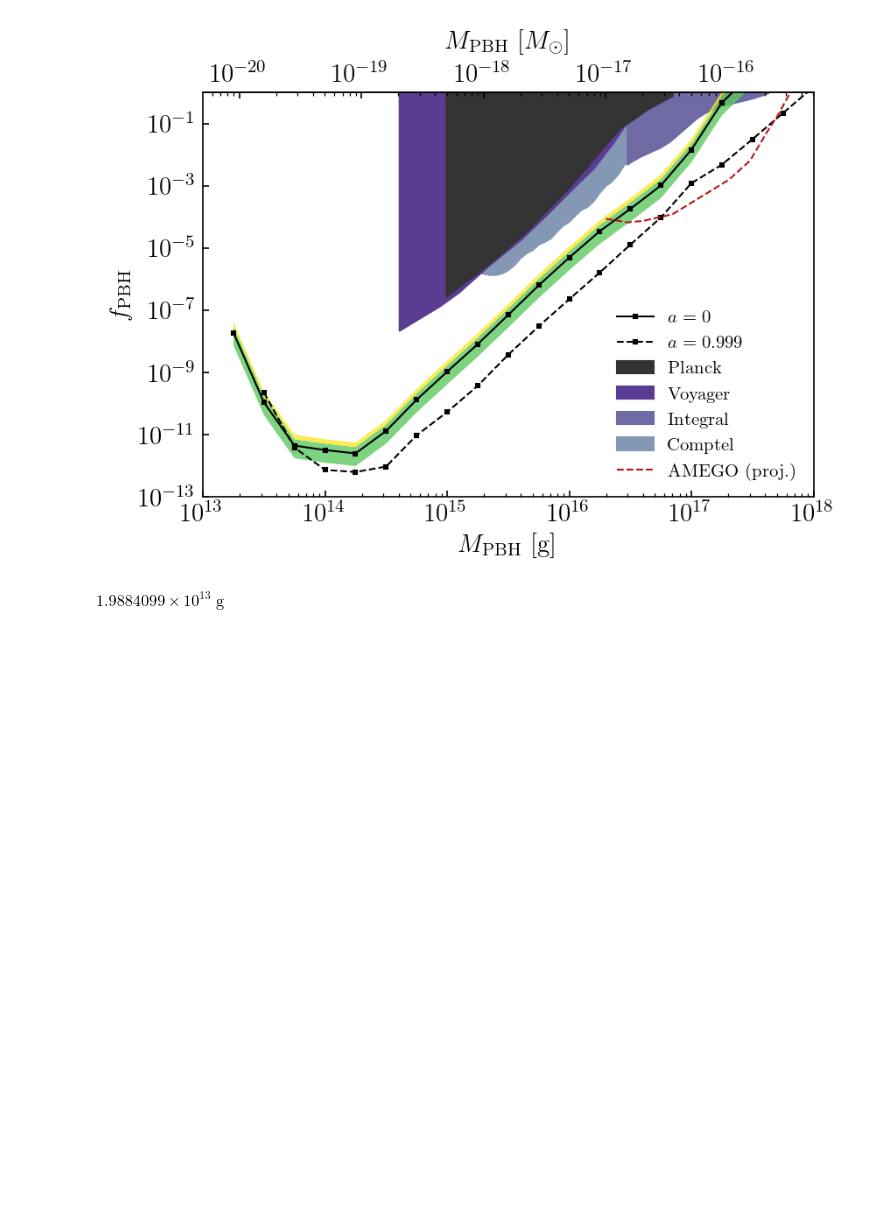
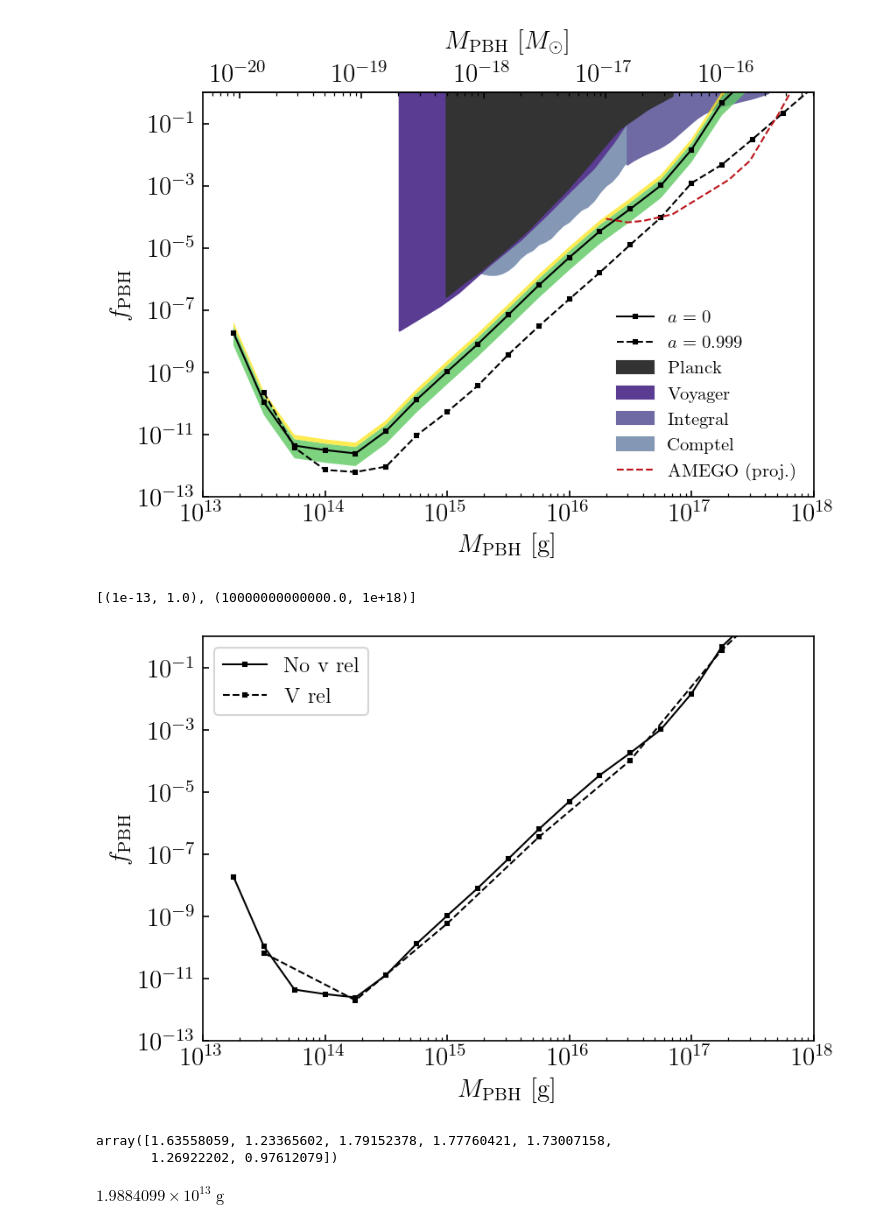
Before and after one commit to yitiansun/DM21cm, a Jupyter notebook: plotting/limits.ipynb, the cells around one changed output. Drawn from its saved outputs; the diff is of its cells as text; code cells hidden in the pictures; blank space fills up the shorter version.

Commit message:
rerun pbhhr

```diff
--- a/plotting/limits.ipynb
+++ b/plotting/limits.ipynb
@@ -136,3 +136,18 @@ ax2.set_xlabel(r'$M_\mathrm{PBH}$ [$M_\odot$]', labelpad=8)
 fig.savefig('paper2/pbhhr-limits.pdf', bbox_inches='tight')
 # %% [output]
 [figure]
+# %%
+# comparison
+fig, ax = plt.subplots(1, 1, figsize=(6, 4))
+
+plot_limits(ax, 'pbhhr-a0.000', label=r'No v rel', plot_sigma=False,)
+plot_limits(ax, 'pbhhr-a0.000-250808', plot_sigma=False, label=r'V rel', ls='--')
+
+ax.legend()
+
+ax.set(xscale='log', yscale='log')
+ax.set(xlabel=r'$M_\mathrm{PBH}$ [g]', ylabel=r'$f_\mathrm{PBH}$')
+ax.set(ylim=(1e-13, 1e0), xlim=(1e13, 1e18))
+# %% [output]
+[(1e-13, 1.0), (10000000000000.0, 1e+18)]
+[figure, added]
@@ -138,0 +157,6 @@ fig.savefig('paper2/pbhhr-limits.pdf', bbox_inches='tight')
+# %%
+s = np.array([sigma_s[i] for i in [1, 4, 7, 10, 13, 16, 19]])
+s / sigmanew_s
+# %% [output]
+array([1.63558059, 1.23365602, 1.79152378, 1.77760421, 1.73007158,
+       1.26922202, 0.97612079])
```
Also changed, not shown: parts of 2 cells of this notebook, 5 other files.
